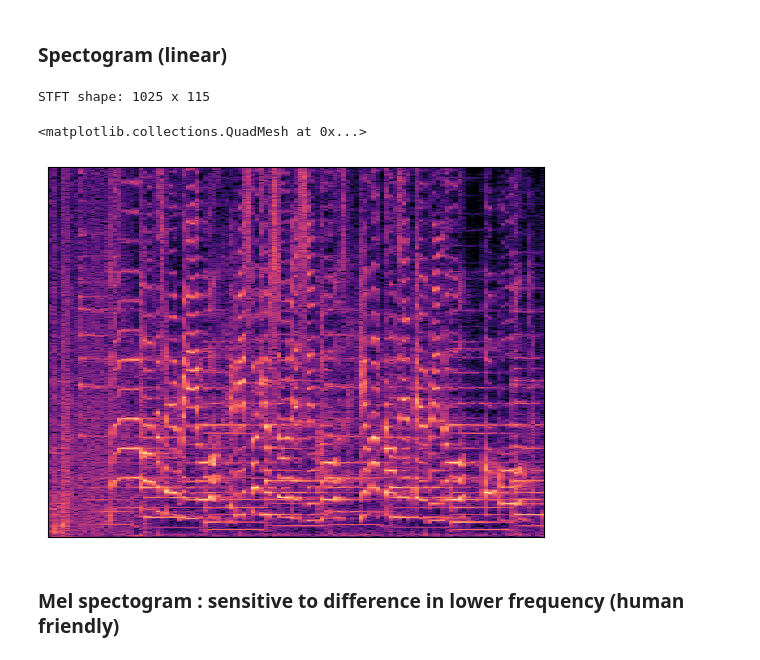
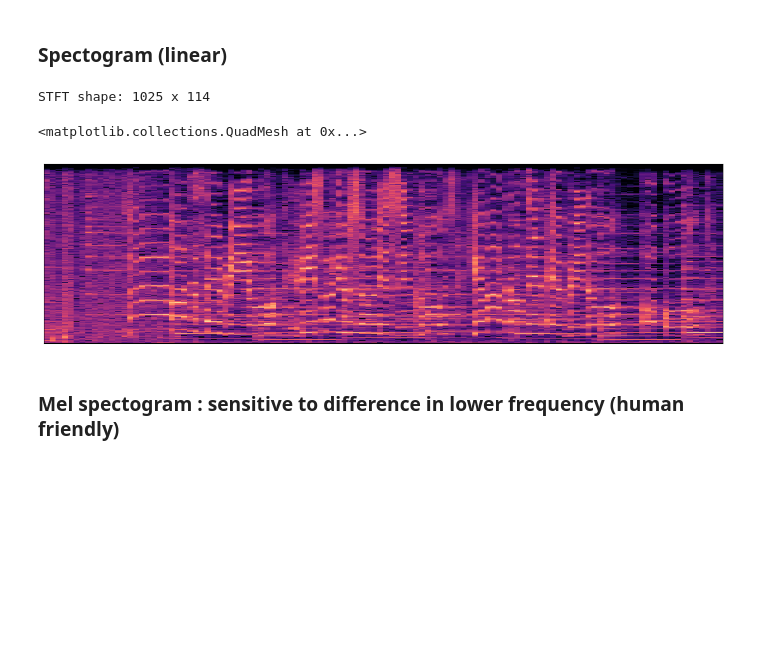
Before and after one commit to sridevkp/notes, a Jupyter notebook: audio/audio.ipynb, the cells around one changed output. Drawn from its saved outputs; the diff is of its cells as text; code cells hidden in the pictures; blank space fills up the shorter version.

```diff
--- a/audio/audio.ipynb
+++ b/audio/audio.ipynb
@@ -9,4 +32,6 @@ import matplotlib.pyplot as plt
 # %%
 
-audioPath = "gym.mp3"
-y, sr = librosa.load(audioPath, sr=None)
+cutoff_freq = 5000
+n_fft = 2048
+hop_length = 1024
+duration = y.size / sr
@@ -48,22 +59,11 @@ librosa.display.waveshow(fy, sr=sr)
 # %% [markdown]
 ### Downsample to target sample rate
 # %%
-dsp_ratio = 4
-target_sr = sr // dsp_ratio
-ratio = sr // target_sr
-if ratio <= 0:
-    raise ValueError("Invalid ratio calculated from sample rates")
-
-resampled = []
-for i in range(0, len(fy), ratio):
-    end = min(i + ratio, len(fy))
-    segment = fy[i:end]
-    avg = sum(segment) / len(segment)
-    resampled.append(avg)
-
-resampled = np.array(resampled)
+target_sr = sr // 4
+resampled = librosa.resample(y, orig_sr=sr, target_sr=target_sr)
 sr = target_sr
-plt.figure(figsize=(10, 4))
+print(f"Resampled sample rate: {sr} samples/second")
+plt.figure(figsize=(15, 4))
 librosa.display.waveshow(resampled, sr=sr)
 # plt.plot(resampled)
 # %% [output]
@@ -83,18 +86,19 @@ plt.plot(ft)
 # %% [markdown]
 ### Spectogram (linear)
 # %%
-hop_length = 1024
-ft = librosa.stft(resampled, hop_length=hop_length)
+
+ft = librosa.stft(resampled, hop_length=hop_length, n_fft=n_fft)
 D = np.abs(ft)**2
-spgm = librosa.power_to_db(D, ref=np.max)
-# spgm = librosa.amplitude_to_db(D, ref=np.max)
+S = librosa.power_to_db(D, ref=np.max)
+# S = librosa.amplitude_to_db(D, ref=np.max)
 fc, sc = ft.shape
 print(f"STFT shape: {fc} x {sc}")
-librosa.display.specshow(spgm, sr=sr)
+plt.figure(figsize=(15, 4))
+librosa.display.specshow(S, sr=sr)
 # %% [output]
-STFT shape: 1025 x 115
+STFT shape: 1025 x 114
 <matplotlib.collections.QuadMesh at 0x...>
-[figure, old version]
+[figure, new version]
 # %% [markdown]
 ### Mel spectogram : sensitive to difference in lower frequency (human friendly)
 # %%
```
Also changed, not shown: parts of 18 cells of this notebook, 1 other file.
